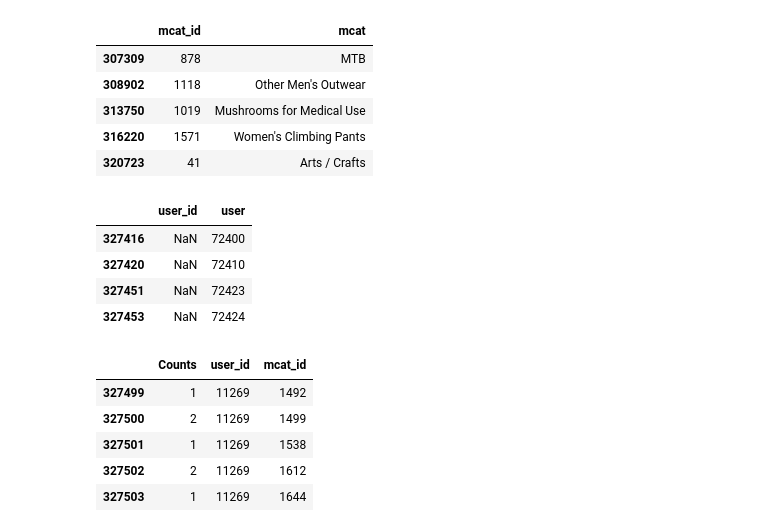
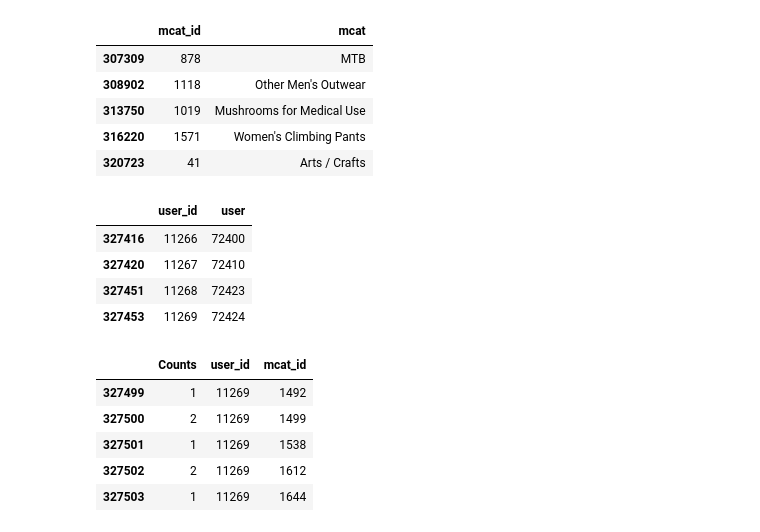
Before and after one commit to hojisu/recommendation-project, a Jupyter notebook: EDA2.ipynb, the cells around one changed output. Saved outputs shown, nothing was run; the diff lists cells and outputs as text; code cells hidden in the pictures.

```diff
--- a/EDA2.ipynb
+++ b/EDA2.ipynb
@@ -262,7 +162,9 @@ memory usage: 7.5+ MB
+# %%
+data = data.rename({'clnt_id': 'user', 'clac_nm3': 'mcat'}, axis=1)
 # %%
 # Create a numeric user_id and mcat_id column
-data['user'] = data['clnt_id'].astype('category')
-data['mcat'] = data['clac_nm3'].astype("category")
+data['user'] = data['user'].astype('category')
+data['mcat'] = data['mcat'].astype("category")
 data['user_id'] = data['user'].cat.codes
 data['mcat_id'] = data['mcat'].cat.codes
 # %%
@@ -283,3 +183 @@ memory usage: 10.5+ MB
-# %%
-data.drop(['clnt_id', 'clac_nm3'], axis=1, inplace=True)
 # %%
@@ -317,14 +208,14 @@ item_lookup.tail(5)
 | 320723 | 41 | Arts / Crafts |
 # %%
 user_lookup = data[['user_id', 'user']].drop_duplicates()
-user_lookup['user_id'] = item_lookup.mcat_id.astype(str)
+user_lookup['user_id'] = user_lookup.user_id.astype(str)
 user_lookup.tail(4)
 # %% [output]
 |  | user_id | user |
-| 327416 | NaN | 72400 |
-| 327420 | NaN | 72410 |
-| 327451 | NaN | 72423 |
-| 327453 | NaN | 72424 |
+| 327416 | 11266 | 72400 |
+| 327420 | 11267 | 72410 |
+| 327451 | 11268 | 72423 |
+| 327453 | 11269 | 72424 |
 # %%
 data = data.drop(['user', 'mcat'], axis=1)
 data.tail(5)
```
Also changed, not shown: parts of 39 cells of this notebook.
